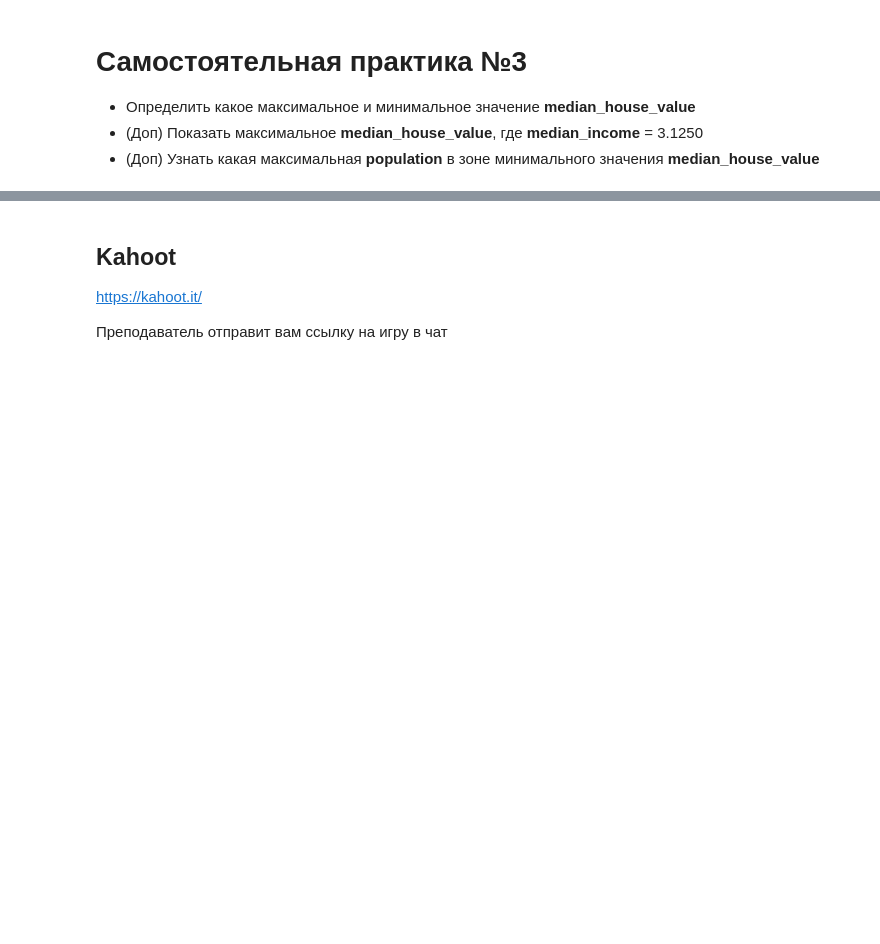
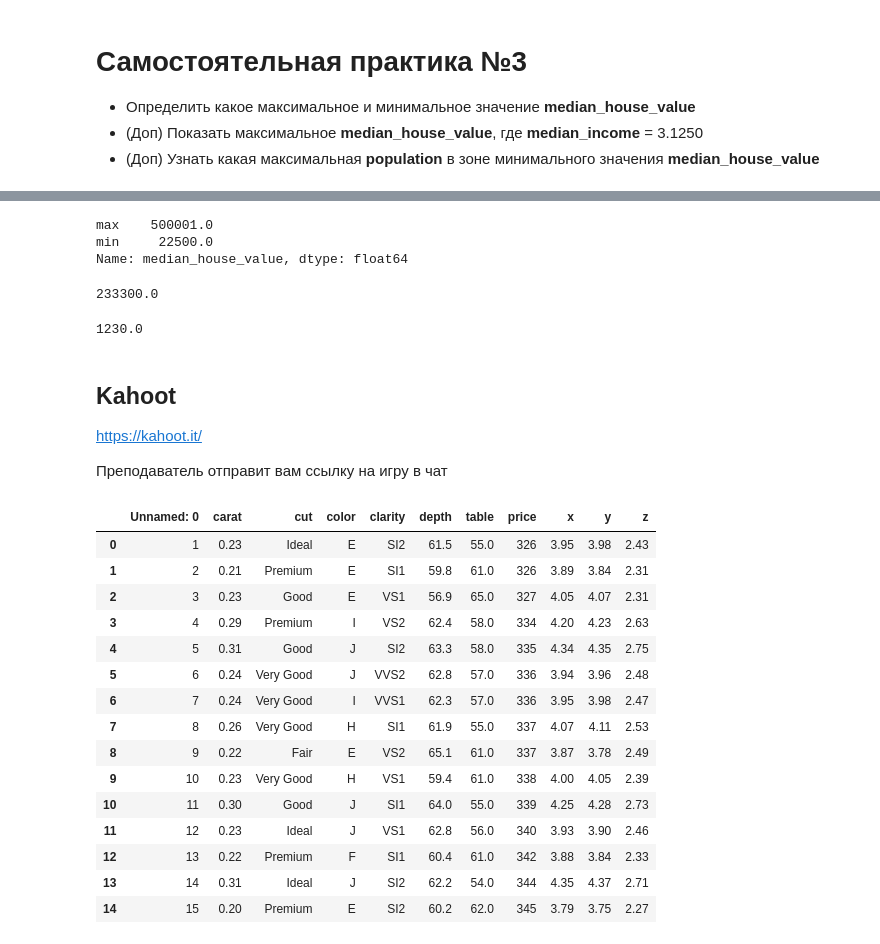
Before and after one commit to NinaVakaluk/Colab, a Jupyter notebook: 11sem.ipynb, the cells around one changed output, grey strips where cells are left out. Saved outputs shown, nothing was run; the diff lists cells and outputs as text; code cells hidden in the pictures; blank space fills up the shorter version.

```diff
--- a/11sem.ipynb
+++ b/11sem.ipynb
@@ -326,6 +415,45 @@ Name: population, dtype: float64
+# %%
+#@title Текст заголовка по умолчанию
+#Определить какое максимальное и минимальное значение median_house_value
+df_test['median_house_value'].agg(['max','min'])
+# %% [output]
+max    500001.0
+min     22500.0
+Name: median_house_value, dtype: float64
+# %%
+#(Доп) Показать максимальное median_house_value, где median_income = 3.1250
+df_test.loc[df_test['median_income'] == 3.1250]['median_house_value'].max()
+# %% [output]
+233300.0
+# %%
+#(Доп) Узнать какая максимальная population в зоне минимального значения median_house_value
+
+df_test.loc[df_test['median_house_value']==df_test['median_house_value'].min()]['population'].max()
+# %% [output]
+1230.0
 # %% [markdown]
 ## Kahoot
 
 https://kahoot.it/
 
 Преподаватель отправит вам ссылку на игру в чат
+# %%
+diamond=pd.read_csv('sample_data/diamonds.csv')
+diamond.head(15)
+# %% [output]
+|  | Unnamed: 0 | carat | cut | color | clarity | depth | table | price | x | y | z |
+| 0 | 1 | 0.23 | Ideal | E | SI2 | 61.5 | 55.0 | 326 | 3.95 | 3.98 | 2.43 |
+| 1 | 2 | 0.21 | Premium | E | SI1 | 59.8 | 61.0 | 326 | 3.89 | 3.84 | 2.31 |
+| 2 | 3 | 0.23 | Good | E | VS1 | 56.9 | 65.0 | 327 | 4.05 | 4.07 | 2.31 |
+| 3 | 4 | 0.29 | Premium | I | VS2 | 62.4 | 58.0 | 334 | 4.20 | 4.23 | 2.63 |
+| 4 | 5 | 0.31 | Good | J | SI2 | 63.3 | 58.0 | 335 | 4.34 | 4.35 | 2.75 |
+| 5 | 6 | 0.24 | Very Good | J | VVS2 | 62.8 | 57.0 | 336 | 3.94 | 3.96 | 2.48 |
+| 6 | 7 | 0.24 | Very Good | I | VVS1 | 62.3 | 57.0 | 336 | 3.95 | 3.98 | 2.47 |
+| 7 | 8 | 0.26 | Very Good | H | SI1 | 61.9 | 55.0 | 337 | 4.07 | 4.11 | 2.53 |
+| 8 | 9 | 0.22 | Fair | E | VS2 | 65.1 | 61.0 | 337 | 3.87 | 3.78 | 2.49 |
+| 9 | 10 | 0.23 | Very Good | H | VS1 | 59.4 | 61.0 | 338 | 4.00 | 4.05 | 2.39 |
+| 10 | 11 | 0.30 | Good | J | SI1 | 64.0 | 55.0 | 339 | 4.25 | 4.28 | 2.73 |
+| 11 | 12 | 0.23 | Ideal | J | VS1 | 62.8 | 56.0 | 340 | 3.93 | 3.90 | 2.46 |
+| 12 | 13 | 0.22 | Premium | F | SI1 | 60.4 | 61.0 | 342 | 3.88 | 3.84 | 2.33 |
+| 13 | 14 | 0.31 | Ideal | J | SI2 | 62.2 | 54.0 | 344 | 4.35 | 4.37 | 2.71 |
+| 14 | 15 | 0.20 | Premium | E | SI2 | 60.2 | 62.0 | 345 | 3.79 | 3.75 | 2.27 |
```
Also changed, not shown: parts of 14 cells of this notebook.
